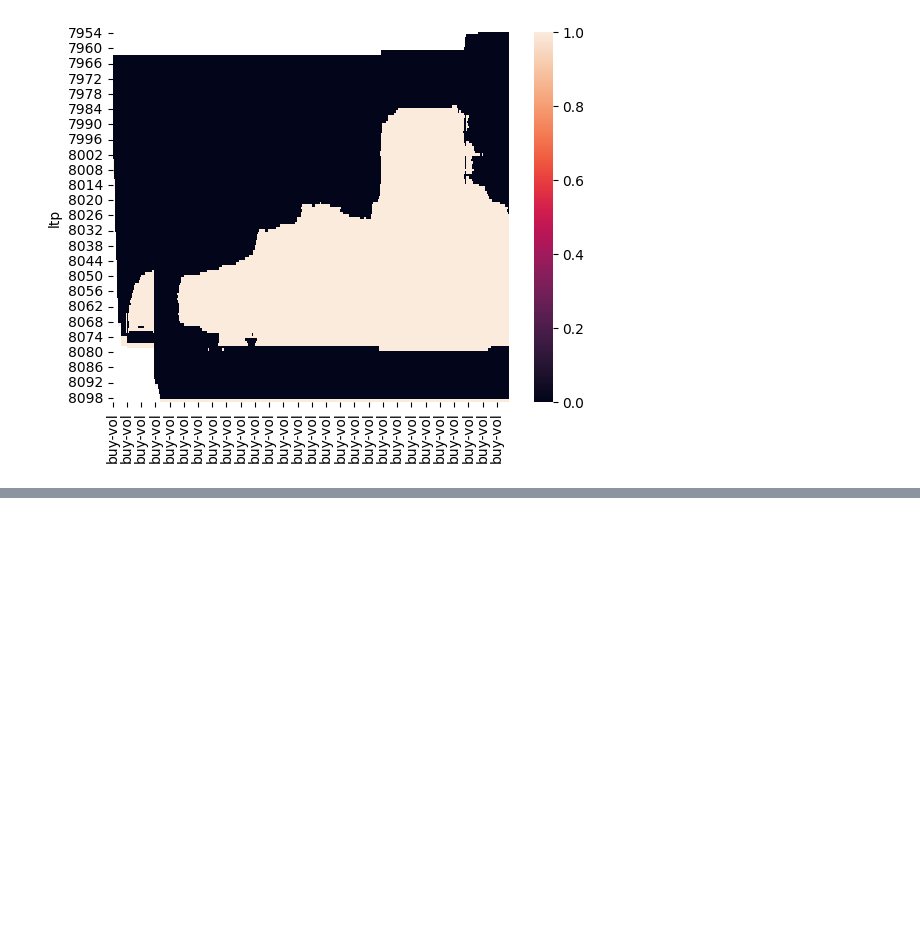
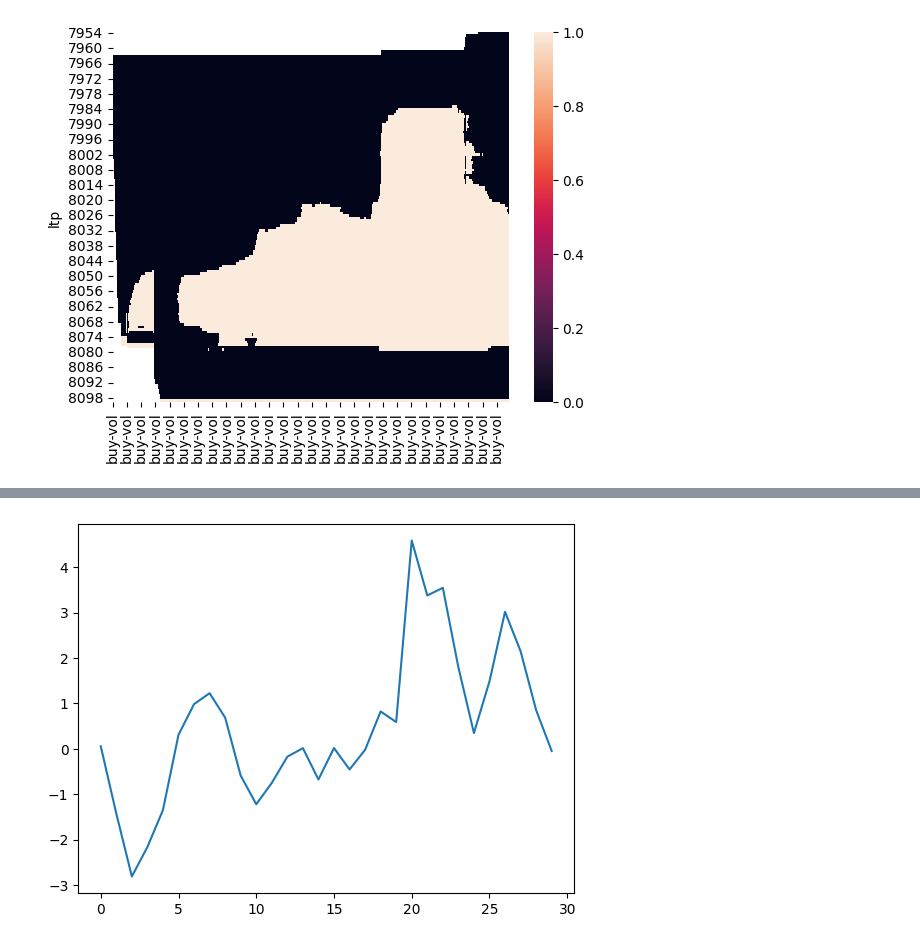
Before and after one commit to honua-dmg/BackTestingEngine, a Jupyter notebook: app/peakAnalyser.ipynb, the cells around one changed output, grey strips where cells are left out. Saved outputs shown, nothing was run; the diff lists cells and outputs as text; code cells hidden in the pictures; blank space fills up the shorter version.

```diff
--- a/app/peakAnalyser.ipynb
+++ b/app/peakAnalyser.ipynb
@@ -504,0 +589,6 @@ sns.heatmap(instance.highLowdf[0])
+# %%
+y = x.cumsum()
+plt.plot(y)
+plt.show()
+# %% [output]
+[figure, added]
```
Also changed, not shown: parts of 10 cells of this notebook, 1 other file.
